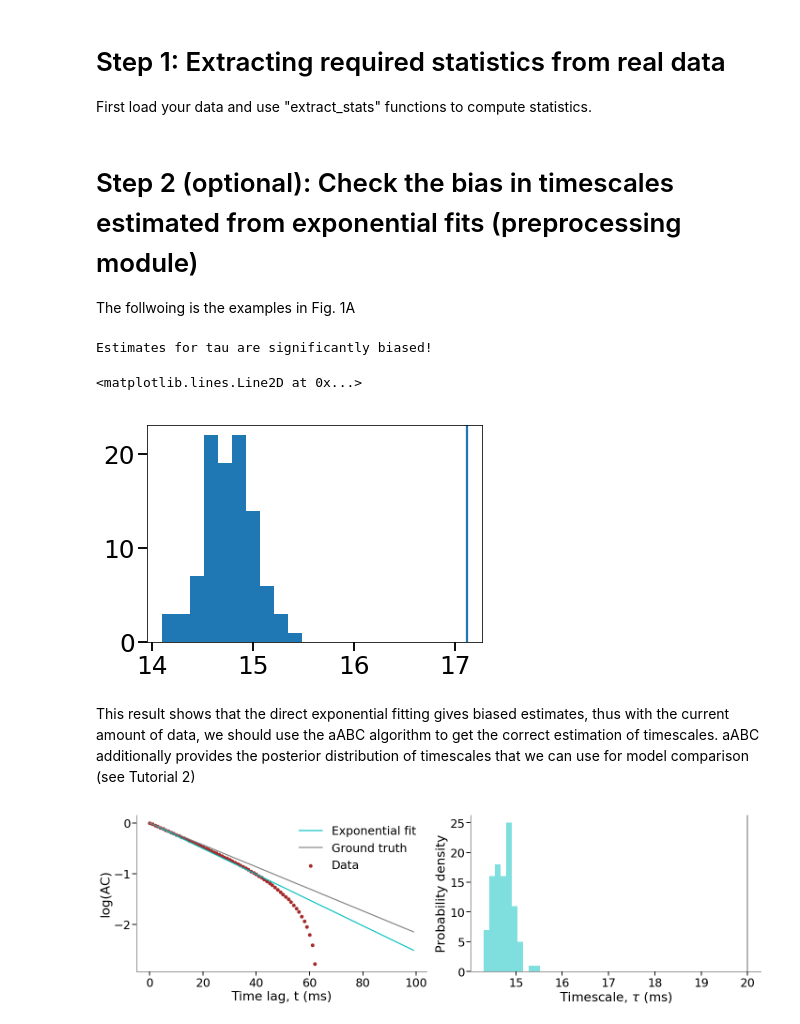
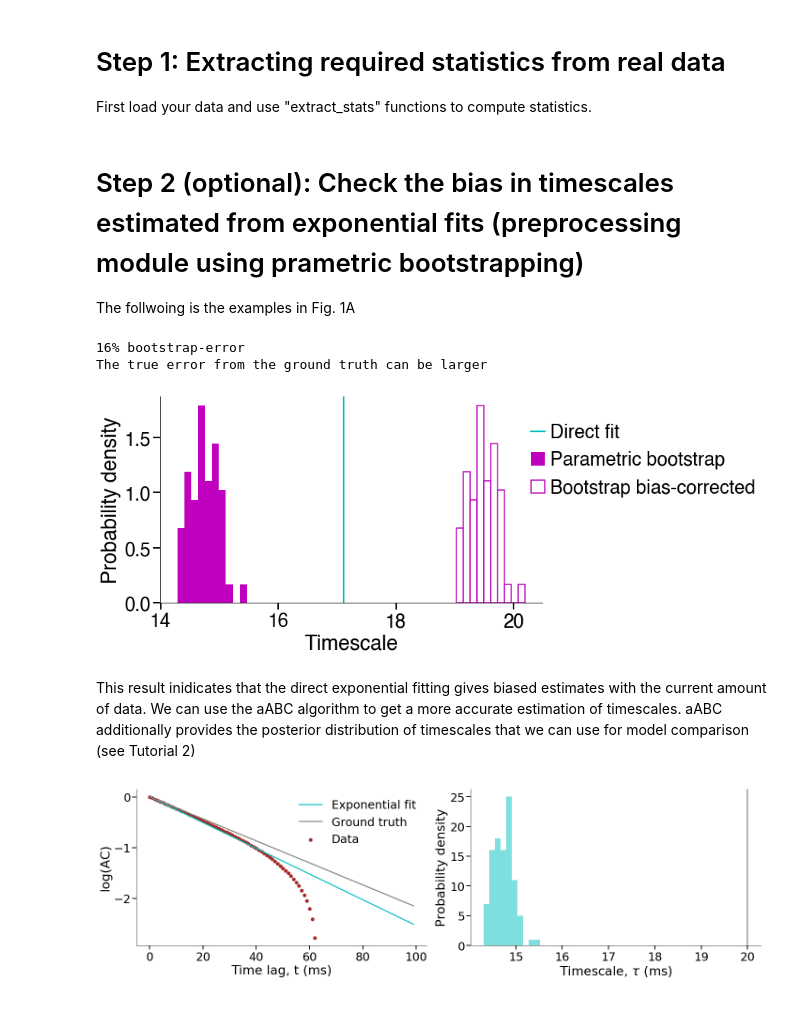
Before and after one commit to roxana-zeraati/abcTau, a Jupyter notebook: Tutorial1_fittingAutocorrelations.ipynb, the cells around one changed output. Saved outputs shown, nothing was run; the diff lists cells and outputs as text; code cells hidden in the pictures.

Commit message:
updating preprocessing function

```diff
--- a/Tutorial1_fittingAutocorrelations.ipynb
+++ b/Tutorial1_fittingAutocorrelations.ipynb
@@ -56,31 +56,28 @@ lm = round(maxTimeLag/binSize) # maximum bin for autocorrelation computation
 data_ac, data_mean, data_var, T, numTrials = abcTau.preprocessing.extract_stats(data_load, deltaT, binSize,\
                                                                                   summStat_metric, ifNorm, maxTimeLag)
 # %% [markdown]
-# Step 2 (optional): Check the bias in timescales estimated from exponential fits (preprocessing module)
+# Step 2 (optional): Check the bias in timescales estimated from exponential fits (preprocessing module using prametric bootstrapping)
 
 The follwoing is the examples in Fig. 1A
 # %%
 gt_tau = 20 # ground-truth timescale
 
 # fit
 popt, poptcov = abcTau.preprocessing.fit_oneTauExponential(data_ac, binSize, maxTimeLag)
 tau = popt[1]
 
 # check if estimated timescales with exponential fit are biased or not
 theta = np.array([tau])
 numTimescales = 1
-taus = abcTau.preprocessing.check_expEstimates(theta, deltaT, binSize, T, numTrials, data_mean, data_var,\
-                              maxTimeLag, numTimescales, numIter = 100, confidence_level = 0.05)
+taus_bs, taus_bs_corr, err = abcTau.preprocessing.check_expEstimates(theta, deltaT, binSize, T, numTrials, \
+                                                                     data_mean, data_var,maxTimeLag, numTimescales,\
+                                                                     numIter = 100, plot_it = True)
 # %% [output]
-Estimates for tau are significantly biased!
+16% bootstrap-error
+The true error from the ground truth can be larger
+[figure, added]
-# %%
-plt.hist(taus)
-plt.axvline(tau)
-# %% [output]
-<matplotlib.lines.Line2D at 0x...>
-[figure, removed]
 # %% [markdown]
-This result shows that the direct exponential fitting gives biased estimates, thus with the current amount of data, we should use the aABC algorithm to get the correct estimation of timescales. aABC additionally provides the posterior distribution of timescales that we can use for model comparison (see Tutorial 2)
+This result inidicates that the direct exponential fitting gives biased estimates with the current amount of data. We can use the aABC algorithm to get a more accurate estimation of timescales. aABC additionally provides the posterior distribution of timescales that we can use for model comparison (see Tutorial 2)
 # %%
 # visualize the results
 fig = plt.figure(figsize = (20,6))
```
Also changed, not shown: 3 other files.
